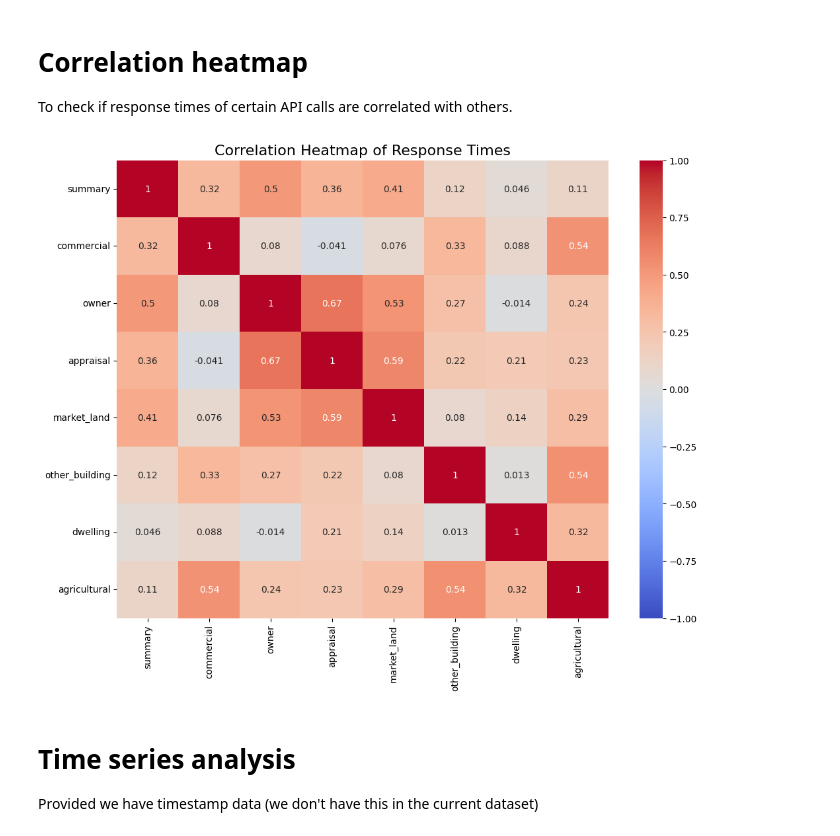
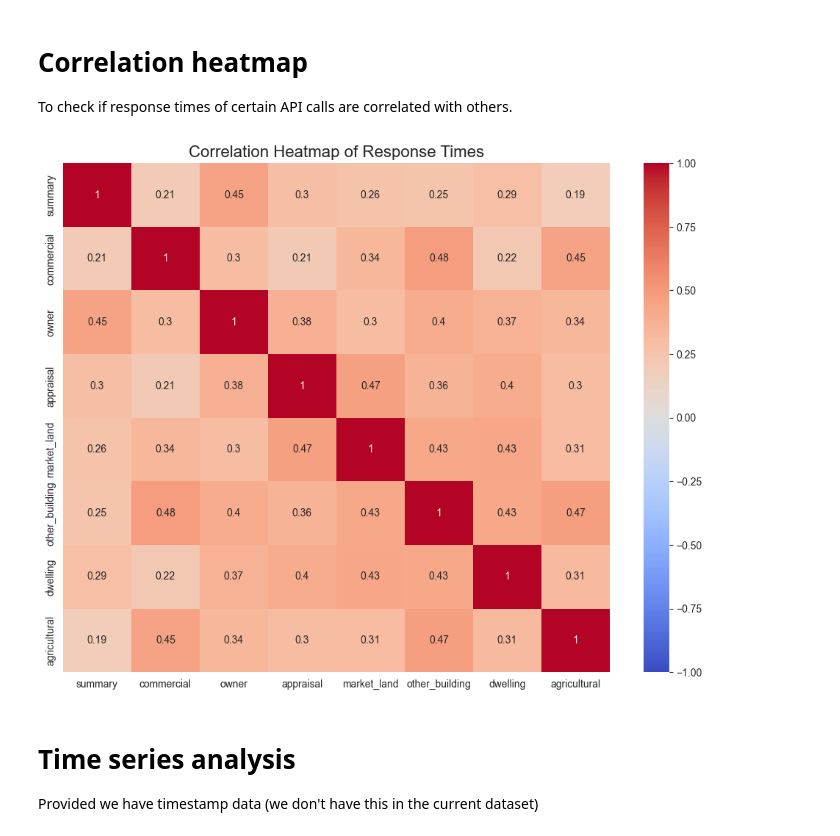
Before and after one commit to Specoptor/yellowstone, a Jupyter notebook: api response time.ipynb, the cells around one changed output. Saved outputs shown, nothing was run; the diff lists cells and outputs as text; code cells hidden in the pictures.

```diff
--- a/api response time.ipynb
+++ b/api response time.ipynb
@@ -9,13 +9,21 @@ COUNTY_NAME = "YELLOWSTONE"
 
 # list of subdivisions to scrape
 SUBDIVISIONS = [
-    "C.B.H. INDUSTRIAL PARK SUBD",
-    "C.H.LUND SUBD",
+    "49ER CONDO PHASE II",
     "3 I'S PATIO HOMES (06)",
-    "49ER CONDO PHASE II",
     "ALDINGER ACRES SUBD 3RD FILING",
     "ALLISON SUBD",
     "BLUEGRASS SUBD 2ND FILING",
+    "BOLLINGER SUBD",
+    "BROADACRE SUBD",
+    "BUSCHER TOWNHOMES"
+    "C&J WEST SUBD"
+    "CAMPUS PROFESSIONAL OFFICES"
+    "CANYON CREEK INDUSTRIAL TR 2ND",
+    "CASA LINDA SUBD",
+    "C.B.H. INDUSTRIAL PARK SUBD",
+    "C.H.LUND SUBD",
+    "YELLOWSTONE ADD",
 ]
 # %% [markdown]
 # Instantiate subdivision objects
@@ -222,17 +260,19 @@ plt.show()
 To check if response times of certain API calls are correlated with others.
 # %%
 import seaborn as sns
+# Setting the Seaborn theme
+sns.set_style("whitegrid")
 
 # Calculate the correlation matrix
 correlation_matrix = df.corr()
 
 # Plot a heatmap
 plt.figure(figsize=(12, 9))
 sns.heatmap(correlation_matrix, annot=True, cmap='coolwarm', vmin=-1, vmax=1)
 plt.title('Correlation Heatmap of Response Times', fontsize=16)
 plt.show()
 # %% [output]
-[figure, old version]
+[figure, new version]
 # %% [markdown]
 # Time series analysis
 
```
Also changed, not shown: parts of 27 cells of this notebook.
